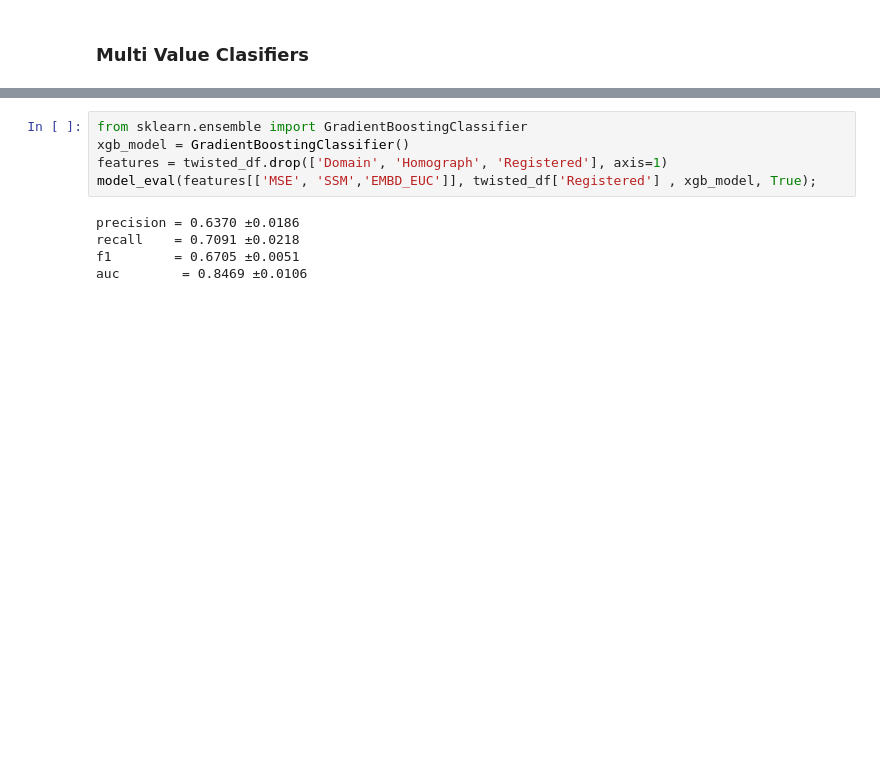
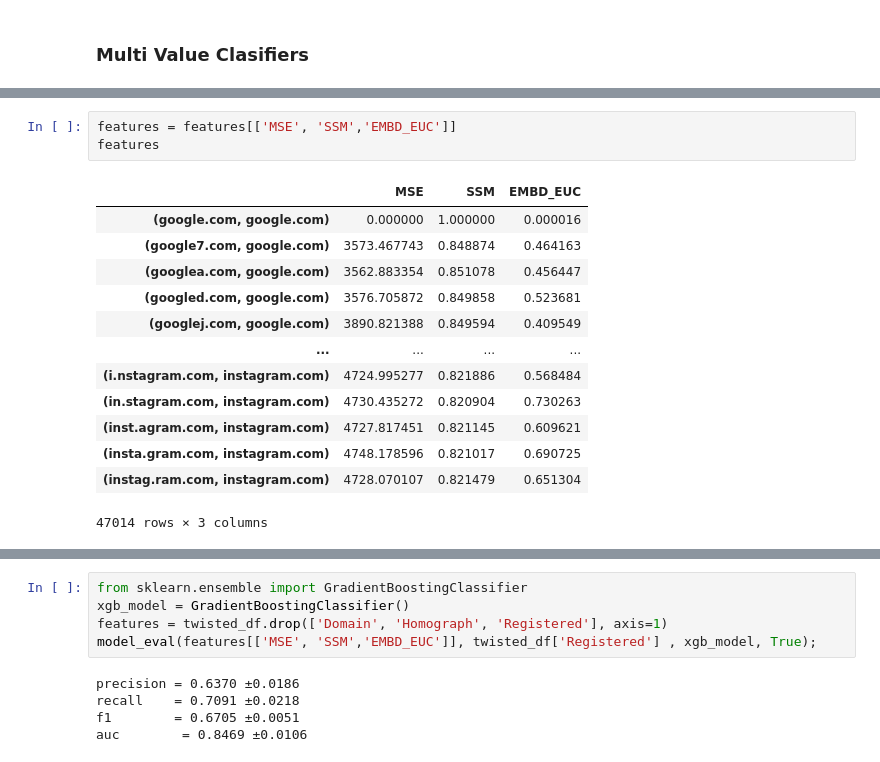
Before and after one commit to DannyMathieson/PhishEye, a Jupyter notebook: phisheye.ipynb, the cells around one changed output, grey strips where cells are left out. Drawn from its saved outputs; the diff is of its cells as text; blank space fills up the shorter version.

```diff
--- a/phisheye.ipynb
+++ b/phisheye.ipynb
@@ -434,0 +383,17 @@ features
+# %%
+features = features[['MSE', 'SSM','EMBD_EUC']]
+features
+# %% [output]
+|  | MSE | SSM | EMBD_EUC |
+| (google.com, google.com) | 0.000000 | 1.000000 | 0.000016 |
+| (google7.com, google.com) | 3573.467743 | 0.848874 | 0.464163 |
+| (googlea.com, google.com) | 3562.883354 | 0.851078 | 0.456447 |
+| (googled.com, google.com) | 3576.705872 | 0.849858 | 0.523681 |
+| (googlej.com, google.com) | 3890.821388 | 0.849594 | 0.409549 |
+| ... | ... | ... | ... |
+| (i.nstagram.com, instagram.com) | 4724.995277 | 0.821886 | 0.568484 |
+| (in.stagram.com, instagram.com) | 4730.435272 | 0.820904 | 0.730263 |
+| (inst.agram.com, instagram.com) | 4727.817451 | 0.821145 | 0.609621 |
+| (insta.gram.com, instagram.com) | 4748.178596 | 0.821017 | 0.690725 |
+| (instag.ram.com, instagram.com) | 4728.070107 | 0.821479 | 0.651304 |
+47014 rows × 3 columns
```
Also changed, not shown: parts of 17 cells of this notebook.
